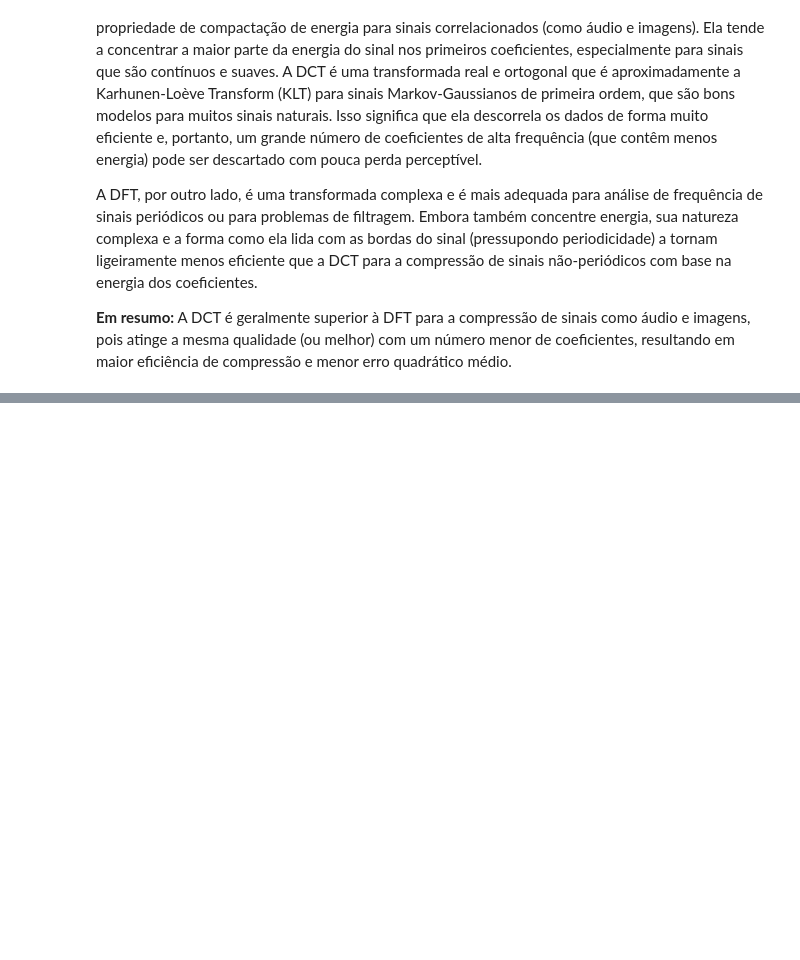
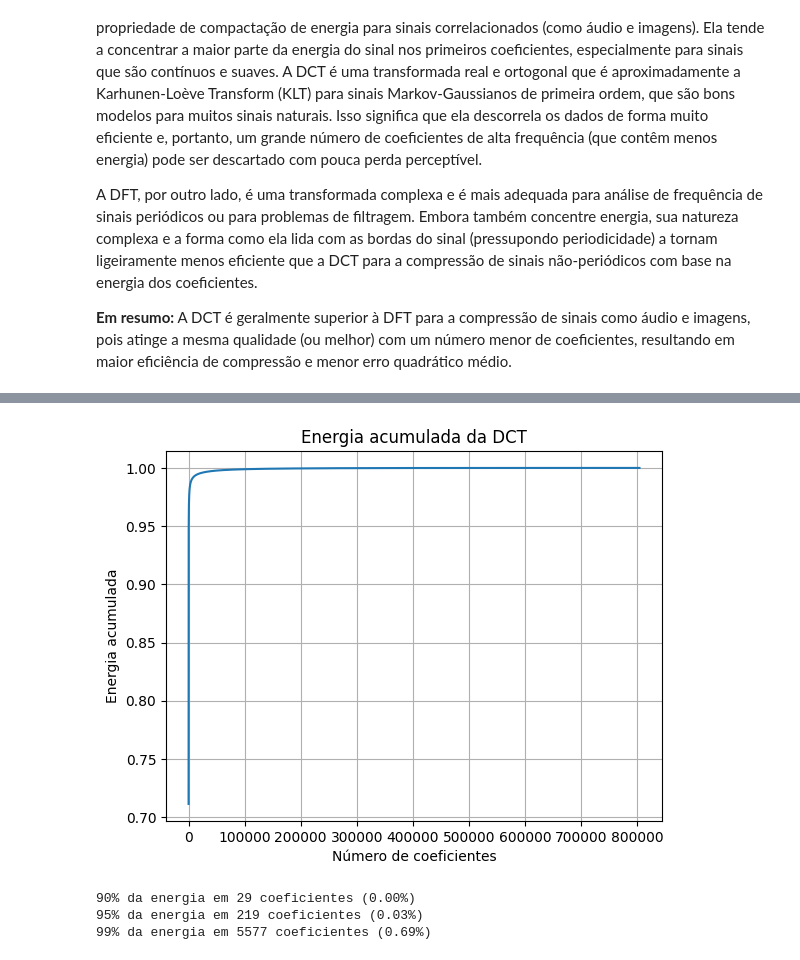
Before and after one commit to masterAristocats/Trabalho-Processamento-de-Sinais-I-4, a Jupyter notebook: rep.ipynb, the cells around one changed output, grey strips where cells are left out. Saved outputs shown, nothing was run; the diff lists cells and outputs as text; code cells hidden in the pictures; blank space fills up the shorter version.

```diff
--- a/rep.ipynb
+++ b/rep.ipynb
@@ -496,0 +543,29 @@ A DFT, por outro lado, é uma transformada complexa e é mais adequada para aná
+# %%
+# Energia total
+total_energy = np.sum(dct_image**2)
+
+# Energia acumulada
+flattened = np.abs(dct_image).flatten()
+sorted_energy = np.sort(flattened**2)[::-1]
+
+cumulative_energy = np.cumsum(sorted_energy)
+cumulative_energy /= total_energy
+# %%
+plt.plot(cumulative_energy)
+plt.title('Energia acumulada da DCT')
+plt.xlabel('Número de coeficientes')
+plt.ylabel('Energia acumulada')
+plt.grid()
+plt.show()
+# %% [output]
+[figure, added]
+# %%
+thresholds = [0.9, 0.95, 0.99]
+
+for t in thresholds:
+    num_coeffs = np.argmax(cumulative_energy >= t)
+    print(f"{t*100:.0f}% da energia em {num_coeffs} coeficientes ({num_coeffs/len(flattened)*100:.2f}%)")
+# %% [output]
+90% da energia em 29 coeficientes (0.00%)
+95% da energia em 219 coeficientes (0.03%)
+99% da energia em 5577 coeficientes (0.69%)
```
Also changed, not shown: parts of 12 cells of this notebook.
